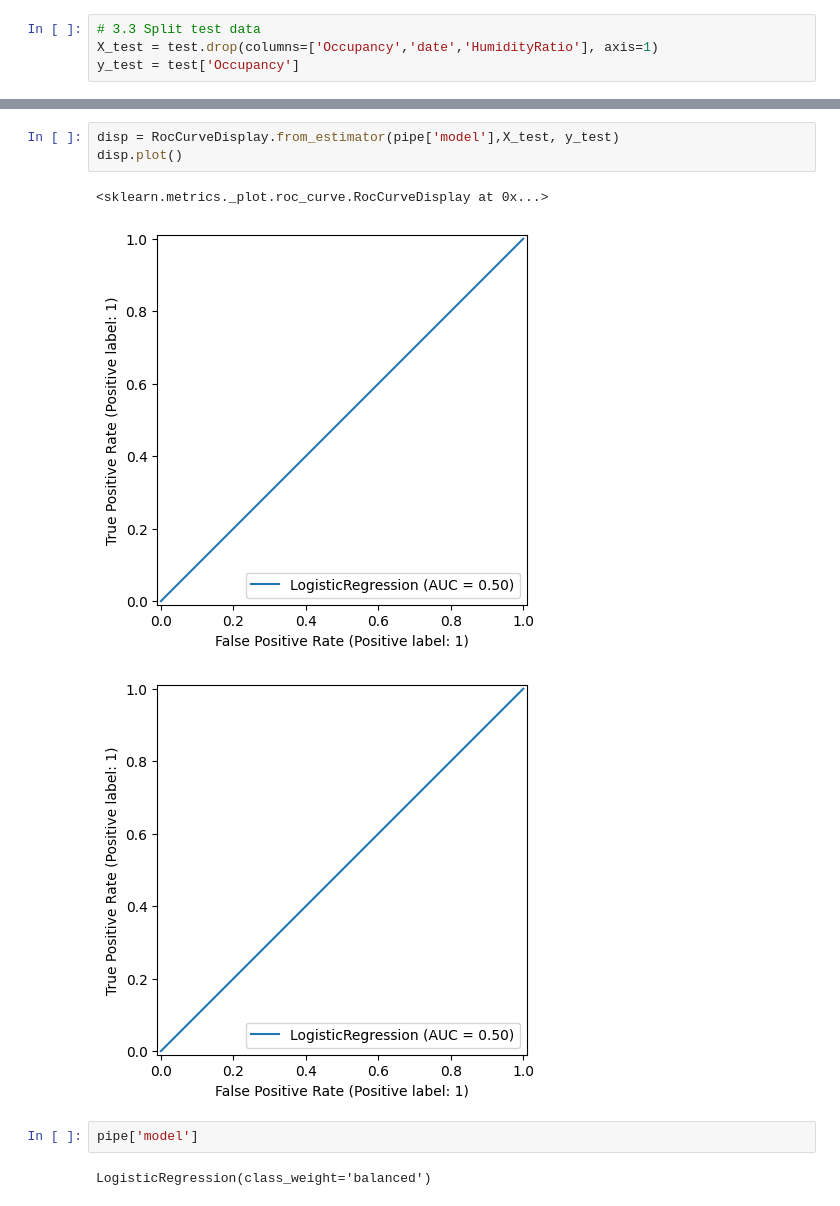
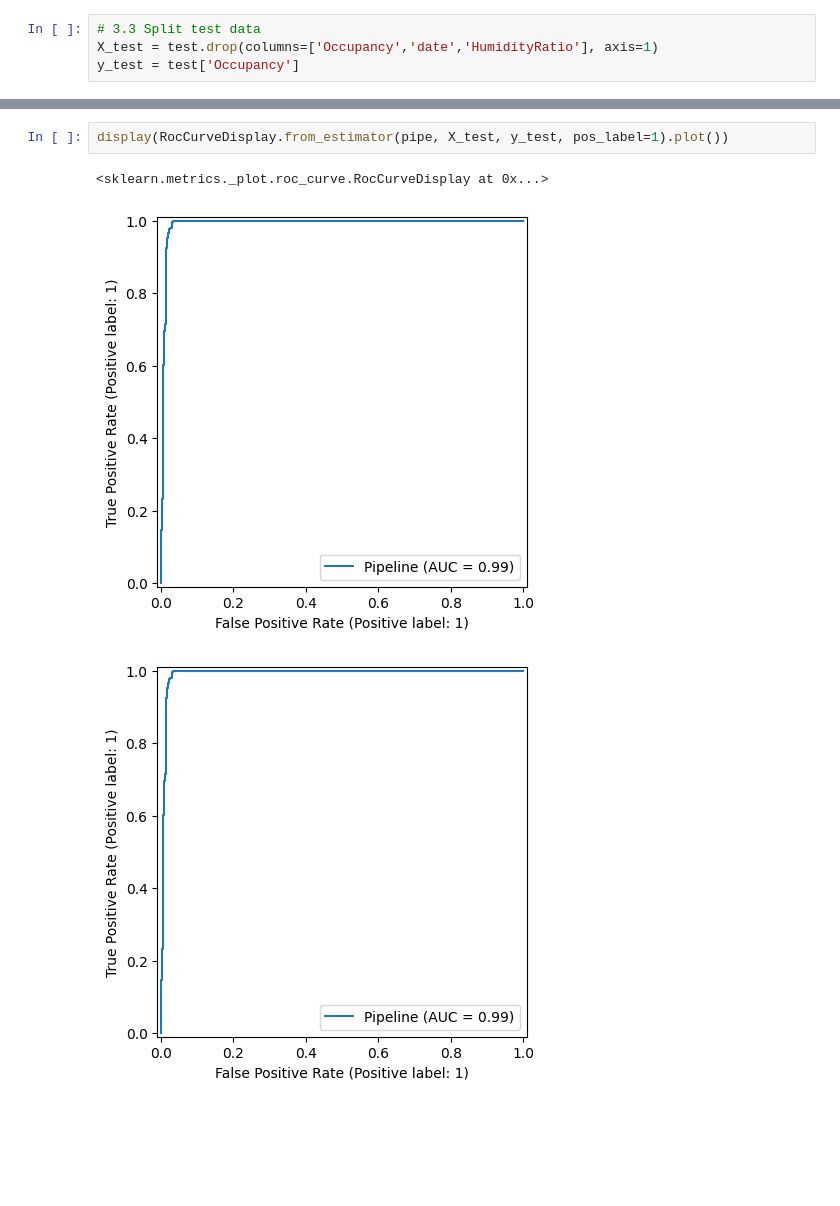
Before and after one commit to alexismenanieves/Docker_Compose_Occupancy, a Jupyter notebook: notebooks/01_Occupancy_Prediction_Classifier.ipynb, the cells around one changed output, grey strips where cells are left out. Drawn from its saved outputs; the diff is of its cells as text; blank space fills up the shorter version.

Commit message:
Update ROC curve

```diff
--- a/notebooks/01_Occupancy_Prediction_Classifier.ipynb
+++ b/notebooks/01_Occupancy_Prediction_Classifier.ipynb
@@ -179,13 +180,8 @@ weighted avg       0.98      0.98      0.98      2665
 [figure]
 [figure]
 # %%
-disp = RocCurveDisplay.from_estimator(pipe['model'],X_test, y_test)
-disp.plot()
+display(RocCurveDisplay.from_estimator(pipe, X_test, y_test, pos_label=1).plot())
 # %% [output]
 <sklearn.metrics._plot.roc_curve.RocCurveDisplay at 0x...>
-[figure, old version]
+[figure, new version]
-[figure, old version]
+[figure, new version]
-# %%
-pipe['model']
-# %% [output]
-LogisticRegression(class_weight='balanced')
```
Also changed, not shown: parts of 1 cell of this notebook.
